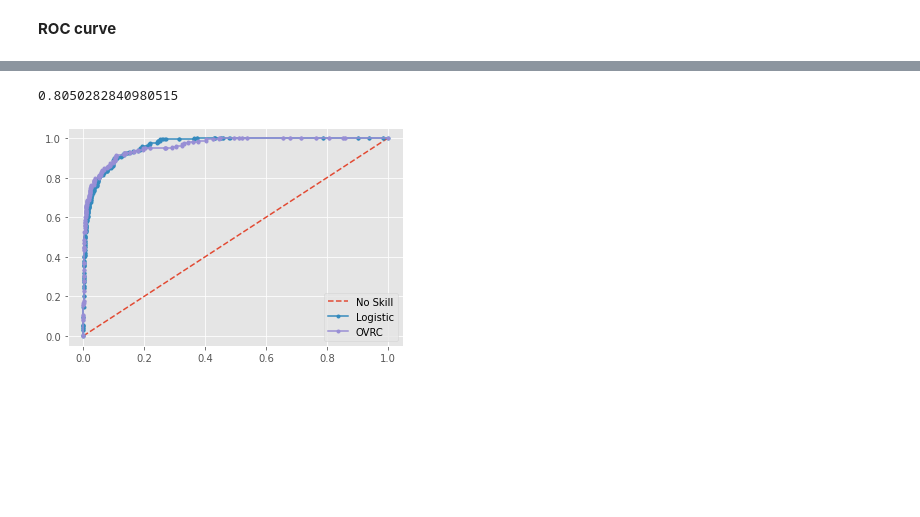
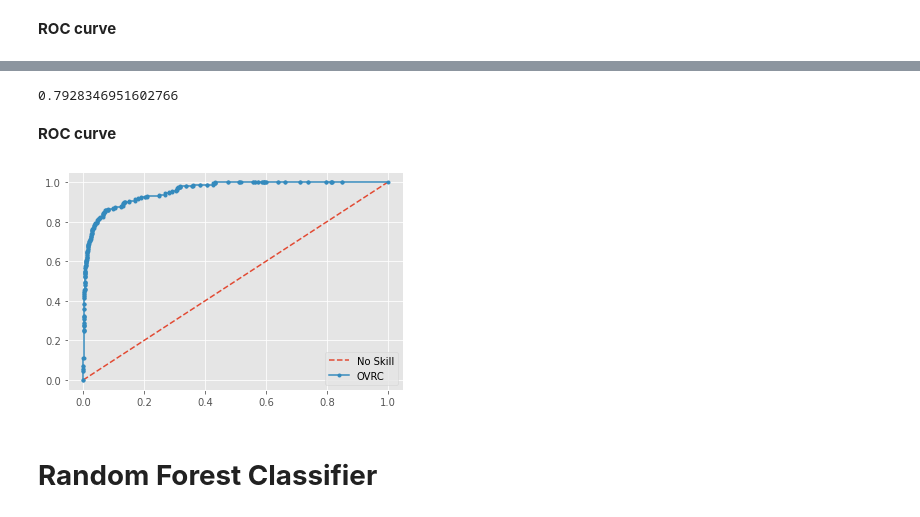
Before and after one commit to MichaelMinhNguyen/EARIN, a Jupyter notebook: EARIN - DM Project - Duc Minh Nguyen - 288721.ipynb, the cells around one changed output, grey strips where cells are left out. Drawn from its saved outputs; the diff is of its cells as text; code cells hidden in the pictures; blank space fills up the shorter version.

```diff
--- a/EARIN - DM Project - Duc Minh Nguyen - 288721.ipynb
+++ b/EARIN - DM Project - Duc Minh Nguyen - 288721.ipynb
@@ -282,0 +270,3 @@ OneVsRestClassifier(estimator=SVC(C=1.0, break_ties=False, cache_size=200,
+# %%
+ovrc = OneVsRestClassifier(SVC(probability=True), n_jobs=-1)
+ovrc.fit(x_train,y_train)
@@ -283,15 +281,18 @@ OneVsRestClassifier(estimator=SVC(C=1.0, break_ties=False, cache_size=200,
 # %%
 ovrc.score(x_test, y_test)
 # %% [output]
-0.8050282840980515
+0.7928346951602766
 # %%
 y_ovrc = ovrc.predict_proba(x_test)
+# %% [markdown]
+**ROC curve**
 # %%
 ovrc_fpr, ovrc_tpr, _ = roc_curve(y_test, y_ovrc[:,1], pos_label=1)
 plt.plot(ns_fpr, ns_tpr, linestyle='--', label='No Skill')
-plt.plot(lr_fpr, lr_tpr, marker='.', label='Logistic')
 plt.plot(ovrc_fpr, ovrc_tpr, marker='.', label='OVRC')
 plt.legend()
 plt.show()
 # %% [output]
-[figure, old version]
+[figure, new version]
+# %% [markdown]
+# **Random Forest Classifier**
```
Also changed, not shown: parts of 30 cells of this notebook, 1 other file.
